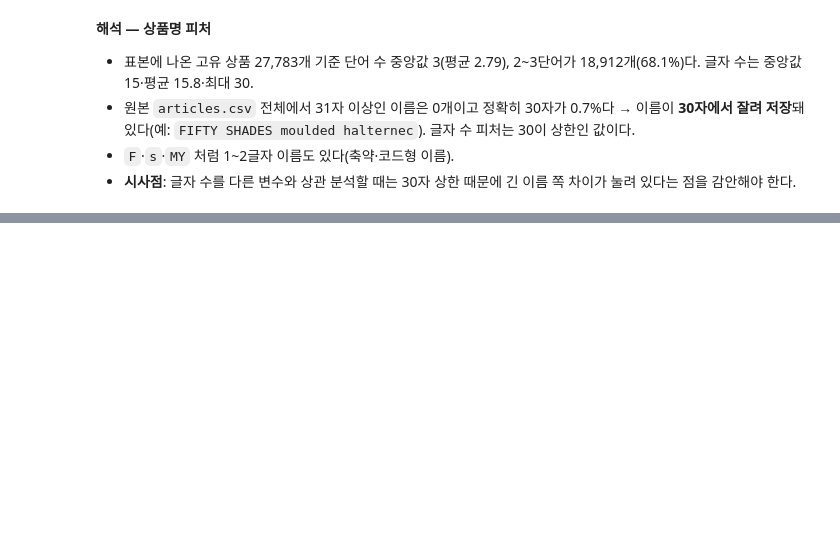
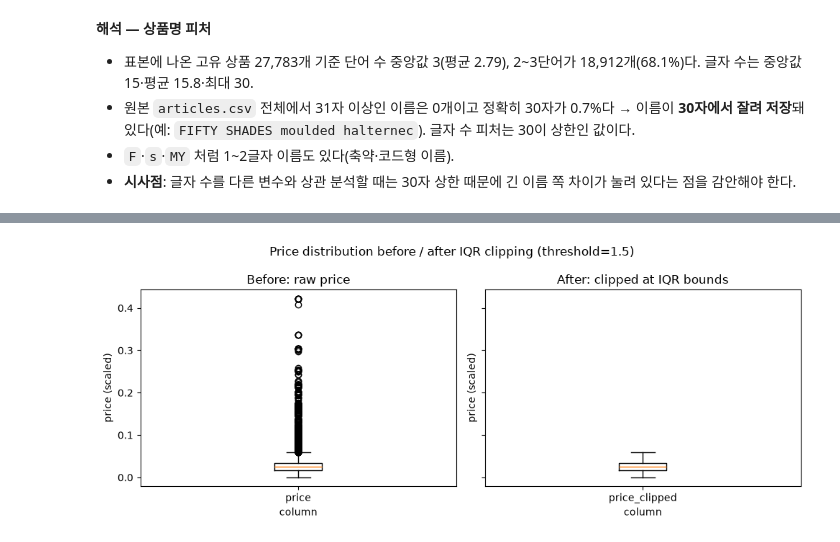
Before and after one commit to sangwoo-codyssey/a1-1-ecommerce-rfm, a Jupyter notebook: notebooks/analysis_report.ipynb, the cells around one changed output, grey strips where cells are left out. Saved outputs shown, nothing was run; the diff lists cells and outputs as text; code cells hidden in the pictures; blank space fills up the shorter version.

```diff
--- a/notebooks/analysis_report.ipynb
+++ b/notebooks/analysis_report.ipynb
@@ -173,0 +247,14 @@ Name: count, dtype: int64
+# %%
+fig, axes = plt.subplots(1, 2, figsize=(10, 4), sharey=True)
+axes[0].boxplot(df["price"], tick_labels=["price"])
+axes[0].set_title("Before: raw price")
+axes[1].boxplot(df["price_clipped"], tick_labels=["price_clipped"])
+axes[1].set_title("After: clipped at IQR bounds")
+for ax in axes:
+    ax.set_xlabel("column")
+    ax.set_ylabel("price (scaled)")
+fig.suptitle("Price distribution before / after IQR clipping (threshold=1.5)")
+plt.tight_layout()
+plt.show()
+# %% [output]
+[figure, added]
```
Also changed, not shown: parts of 9 cells of this notebook, 1 other file.
